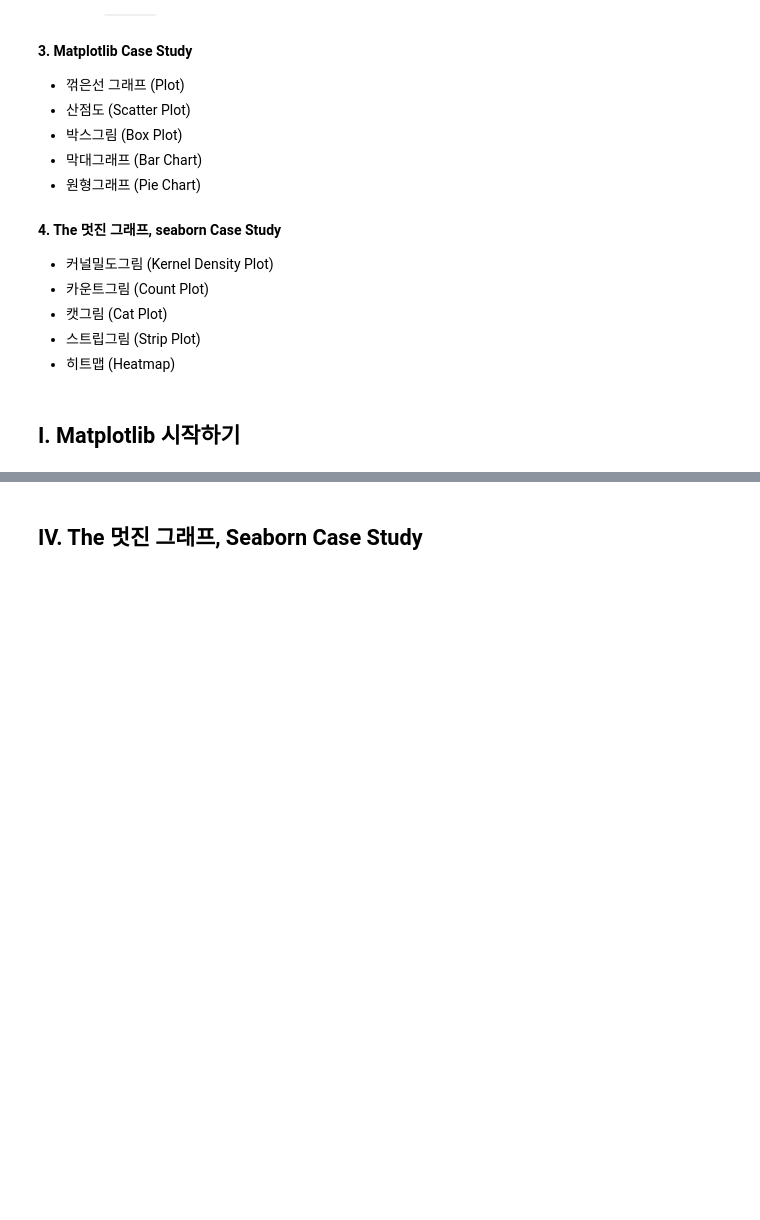
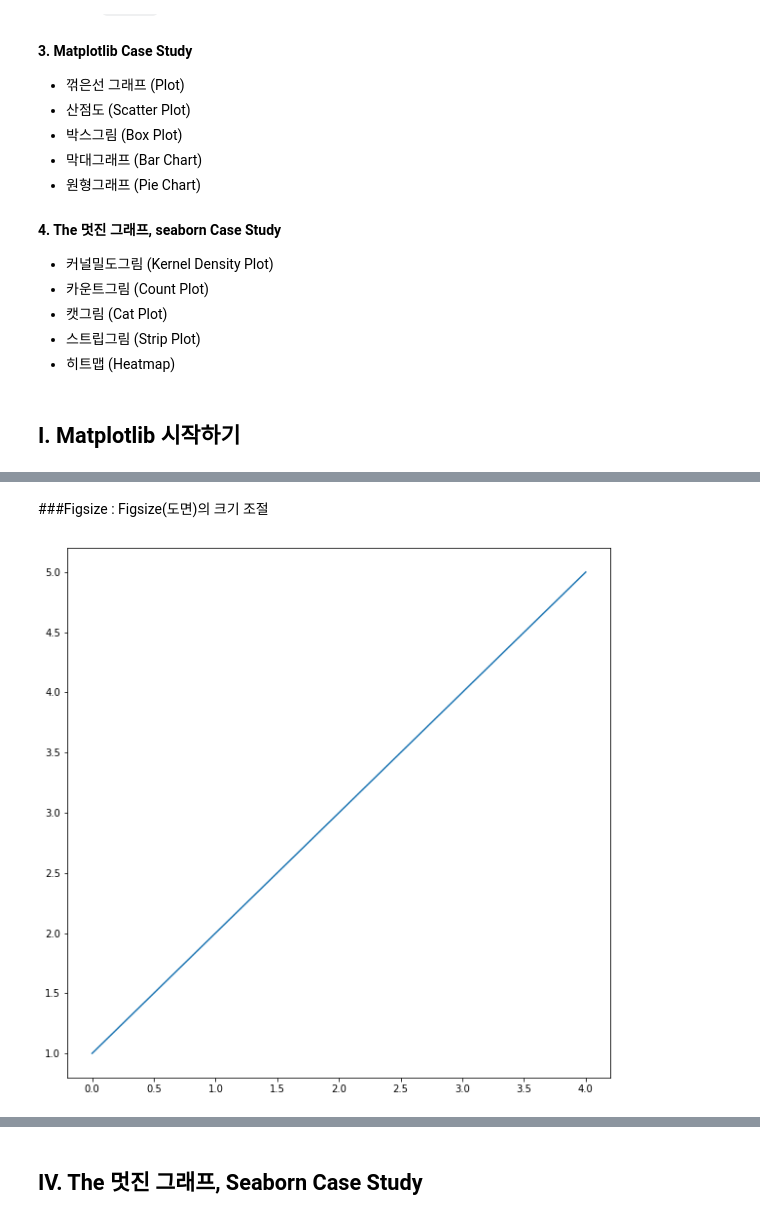
Before and after one commit to super-corini/programmers_kdt_II, a Jupyter notebook: 3. python으로 멋드러진 그래프 그리기, Matplotlib.ipynb, the cells around one changed output, grey strips where cells are left out. Saved outputs shown, nothing was run; the diff lists cells and outputs as text; code cells hidden in the pictures; blank space fills up the shorter version.

```diff
--- a/3. python으로 멋드러진 그래프 그리기, Matplotlib.ipynb
+++ b/3. python으로 멋드러진 그래프 그리기, Matplotlib.ipynb
@@ -31,0 +51,8 @@
+# %% [markdown]
+###Figsize : Figsize(도면)의 크기 조절
+# %%
+plt.figure(figsize=(10,10)) #plotting을 할 도면을 선언
+plt.plot([1,2,3,4,5]) #실제 plotting을 하는 함수 y=x+1
+plt.show()  #plt를 확인하는 명령
+# %% [output]
+[figure, added]
```
Also changed, not shown: parts of 45 cells of this notebook.
